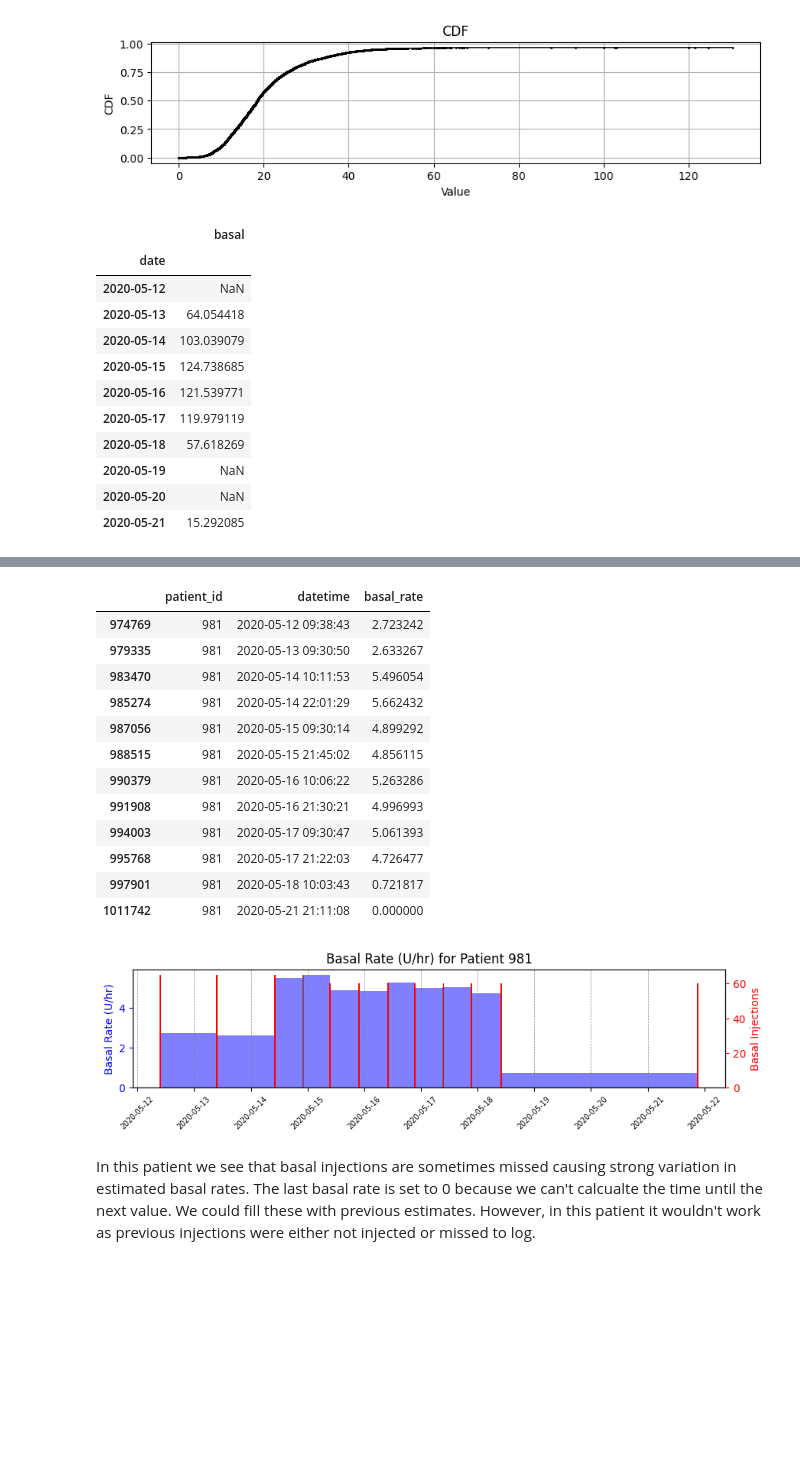
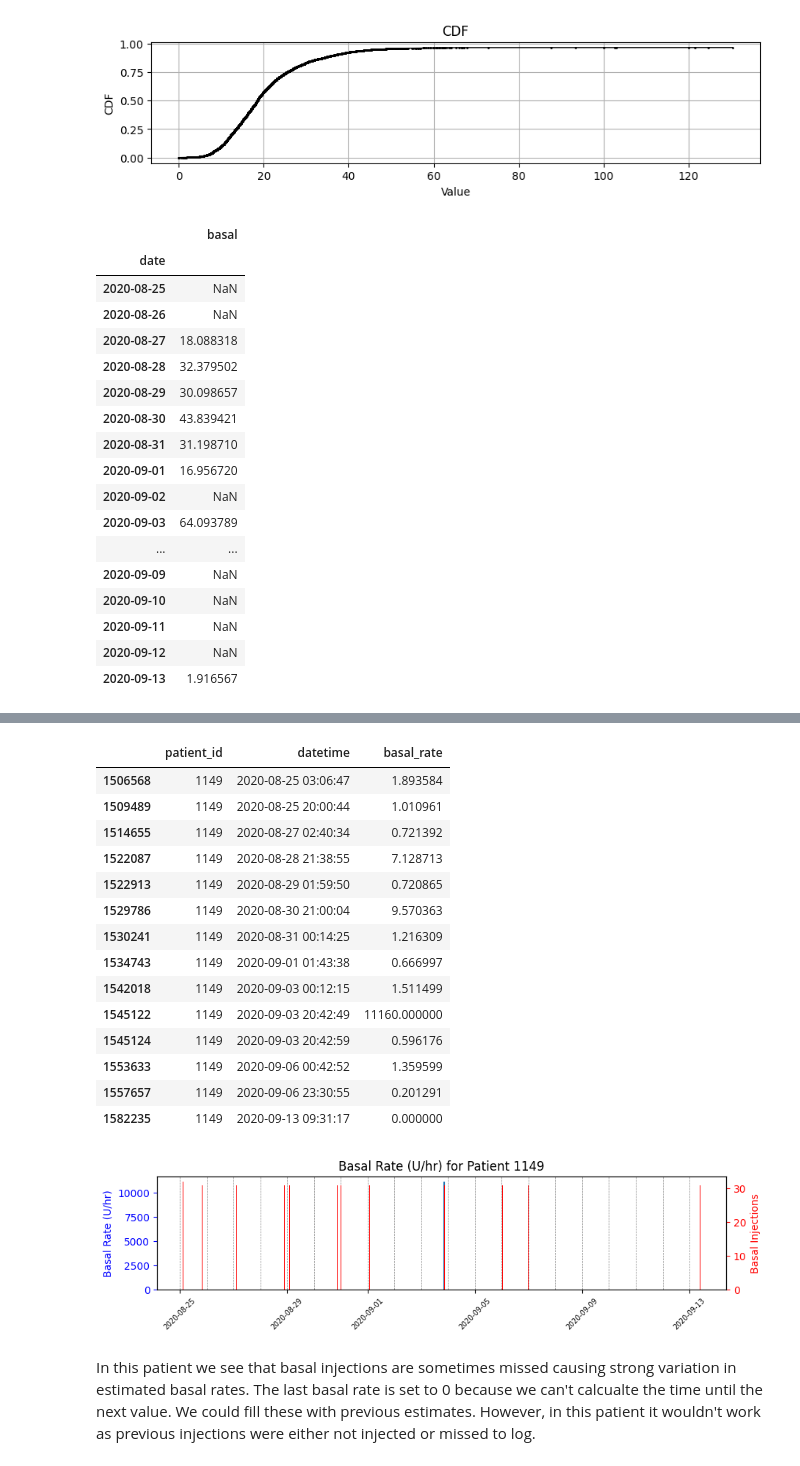
Before and after one commit to nudgebg/egvinsulin, a Jupyter notebook: notebooks/understand-t1dexi-dataset/2025-01-27 - Implement T1DEXi.ipynb, the cells around one changed output, grey strips where cells are left out. Saved outputs shown, nothing was run; the diff lists cells and outputs as text; code cells hidden in the pictures; blank space fills up the shorter version.

```diff
--- a/notebooks/understand-t1dexi-dataset/2025-01-27 - Implement T1DEXi.ipynb
+++ b/notebooks/understand-t1dexi-dataset/2025-01-27 - Implement T1DEXi.ipynb
@@ -15,4 +19,4 @@ from src.pandas_helper import head_tail
 # %%
 reload(t1dexi)
 study = t1dexi.T1DEXI(study_path=os.path.join(os.getcwd(), '..', '..', 'data', 'raw', 'T1DEXI'))
-study.load_data()
+#study.load_data()
@@ -24,11 +30,11 @@ Dropping 14020 rows with NaN basal rates
 #draw tdd cdf
 from src import tdd
 from src import cdf
-tdd = df_basal.groupby('patient_id').apply(tdd.calculate_daily_basal_dose)
+tdds = df_basal.groupby('patient_id').apply(tdd.calculate_daily_basal_dose)
 
 plt.figure(figsize=(10,2));ax=plt.gca()
-cdf.plot_cdf(tdd.basal,ax=ax)
-display(tdd.basal.groupby('patient_id').mean().sort_values(ascending=False).head())
+cdf.plot_cdf(tdds.basal,ax=ax)
+display(tdds.basal.groupby('patient_id').mean().sort_values(ascending=False).head())
 # %% [output]
 patient_id
 981     86.608775
@@ -41,7 +47,8 @@ Name: basal, dtype: float64
 # %%
 #draw patient with highest tdd
 patient = '981'
-display(tdd.xs(patient, level=0))
+patient ='1149'
+display(tdds.xs(patient, level=0))
 
 temp = df_basal.loc[df_basal['patient_id']==patient]
 sub_df = df_basal.loc[df_basal['patient_id']==patient]
@@ -74,19 +81,25 @@ display(sub_facm)
 display(sub_df)
 
 # Save the figure
-file = os.path.join(os.getcwd(),'..','..','docs','data_sets','assets','t1dexi_medi_basal_rate_vs._injections.png')
+file = os.path.join(os.getcwd(),'..','..','docs','data_sets','assets','t1dexi_mdi_basal_rate_vs._injections.png')
 plt.savefig(file)
 # %% [output]
 |  | basal |
 | date |  |
-| 2020-05-12 | NaN |
-| 2020-05-13 | 64.054418 |
-| 2020-05-14 | 103.039079 |
-| 2020-05-15 | 124.738685 |
-| 2020-05-16 | 121.539771 |
-| 2020-05-17 | 119.979119 |
-| 2020-05-18 | 57.618269 |
-| 2020-05-19 | NaN |
-| 2020-05-20 | NaN |
-| 2020-05-21 | 15.292085 |
+| 2020-08-25 | NaN |
+| 2020-08-26 | NaN |
+| 2020-08-27 | 18.088318 |
+| 2020-08-28 | 32.379502 |
+| 2020-08-29 | 30.098657 |
+| 2020-08-30 | 43.839421 |
+| 2020-08-31 | 31.198710 |
+| 2020-09-01 | 16.956720 |
+| 2020-09-02 | NaN |
+| 2020-09-03 | 64.093789 |
+| ... | ... |
+| 2020-09-09 | NaN |
+| 2020-09-10 | NaN |
+| 2020-09-11 | NaN |
+| 2020-09-12 | NaN |
+| 2020-09-13 | 1.916567 |
 |  | USUBJID | FATEST | FAORRES | FADTC | FADUR | INSNMBOL | INSEXBOL | DXTRT |
@@ -105,17 +120,19 @@ plt.savefig(file)
 |  | patient_id | datetime | basal_rate |
-| 974769 | 981 | 2020-05-12 09:38:43 | 2.723242 |
-| 979335 | 981 | 2020-05-13 09:30:50 | 2.633267 |
-| 983470 | 981 | 2020-05-14 10:11:53 | 5.496054 |
-| 985274 | 981 | 2020-05-14 22:01:29 | 5.662432 |
-| 987056 | 981 | 2020-05-15 09:30:14 | 4.899292 |
-| 988515 | 981 | 2020-05-15 21:45:02 | 4.856115 |
-| 990379 | 981 | 2020-05-16 10:06:22 | 5.263286 |
-| 991908 | 981 | 2020-05-16 21:30:21 | 4.996993 |
-| 994003 | 981 | 2020-05-17 09:30:47 | 5.061393 |
-| 995768 | 981 | 2020-05-17 21:22:03 | 4.726477 |
-| 997901 | 981 | 2020-05-18 10:03:43 | 0.721817 |
-| 1011742 | 981 | 2020-05-21 21:11:08 | 0.000000 |
+| 1506568 | 1149 | 2020-08-25 03:06:47 | 1.893584 |
+| 1509489 | 1149 | 2020-08-25 20:00:44 | 1.010961 |
+| 1514655 | 1149 | 2020-08-27 02:40:34 | 0.721392 |
+| 1522087 | 1149 | 2020-08-28 21:38:55 | 7.128713 |
+| 1522913 | 1149 | 2020-08-29 01:59:50 | 0.720865 |
+| 1529786 | 1149 | 2020-08-30 21:00:04 | 9.570363 |
+| 1530241 | 1149 | 2020-08-31 00:14:25 | 1.216309 |
+| 1534743 | 1149 | 2020-09-01 01:43:38 | 0.666997 |
+| 1542018 | 1149 | 2020-09-03 00:12:15 | 1.511499 |
+| 1545122 | 1149 | 2020-09-03 20:42:49 | 11160.000000 |
+| 1545124 | 1149 | 2020-09-03 20:42:59 | 0.596176 |
+| 1553633 | 1149 | 2020-09-06 00:42:52 | 1.359599 |
+| 1557657 | 1149 | 2020-09-06 23:30:55 | 0.201291 |
+| 1582235 | 1149 | 2020-09-13 09:31:17 | 0.000000 |
-[figure, old version]
+[figure, new version]
 # %% [markdown]
 In this patient we see that basal injections are sometimes missed causing strong variation in estimated basal rates. The last basal rate is set to 0 because we can't calcualte the time until the next value. We could fill these with previous estimates. However, in this patient it wouldn't work as previous injections were either not injected or missed to log.
 # %%
```
Also changed, not shown: parts of 20 cells of this notebook, 5 other files.
